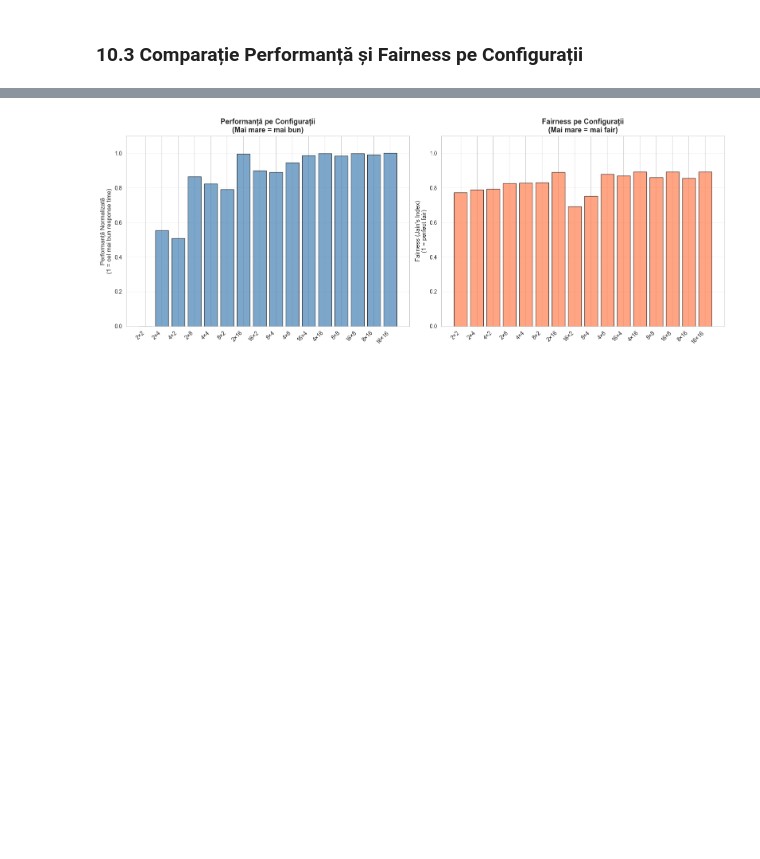
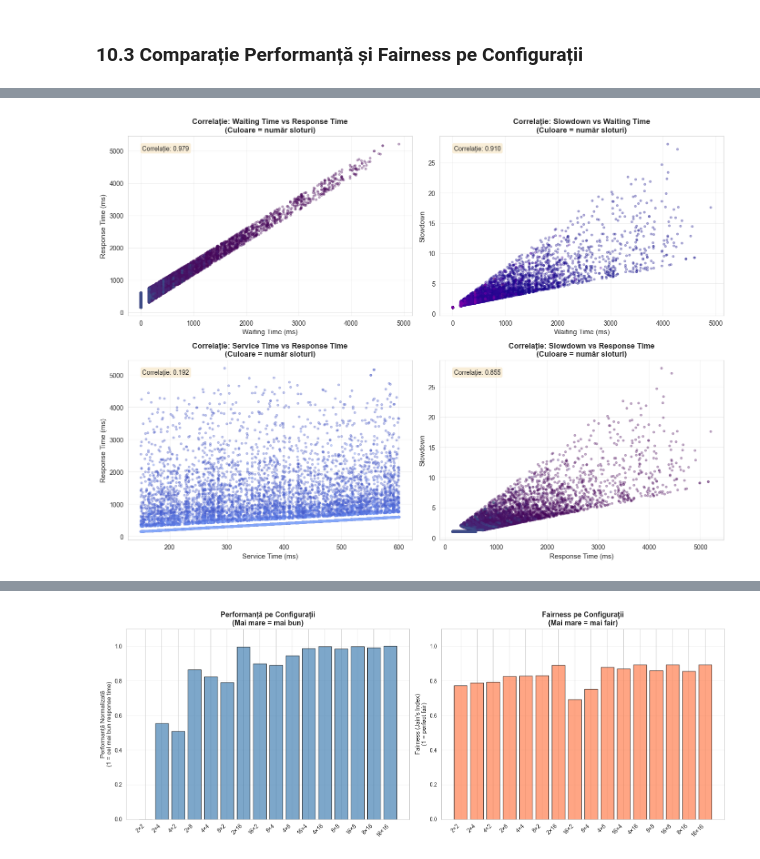
Before and after one commit to dumibxd26/TaskSchedulerHW, a Jupyter notebook: fifo/analysis.ipynb, the cells around one changed output, grey strips where cells are left out. Cells and saved outputs as stored; diff of their text form; code cells hidden in the pictures; blank space fills up the shorter version.

```diff
--- a/fifo/analysis.ipynb
+++ b/fifo/analysis.ipynb
@@ -574,0 +926,91 @@ Interpretare:
+# %%
+# Analizăm corelațiile între diferite metrici
+fig, axes = plt.subplots(2, 2, figsize=(14, 10))
+
+# 1. Waiting Time vs Response Time
+axes[0, 0].scatter(df_all_jobs['waiting_time_ms'], df_all_jobs['response_time_ms'],
+                   alpha=0.3, s=10, c=df_all_jobs['total_slots'], cmap='viridis')
+axes[0, 0].set_xlabel('Waiting Time (ms)', fontsize=11)
+axes[0, 0].set_ylabel('Response Time (ms)', fontsize=11)
+axes[0, 0].set_title('Correlație: Waiting Time vs Response Time\n(Culoare = număr sloturi)',
+                     fontsize=12, fontweight='bold')
+axes[0, 0].grid(True, alpha=0.3)
+# Calculăm corelația
+corr_wait_response = df_all_jobs['waiting_time_ms'].corr(df_all_jobs['response_time_ms'])
+axes[0, 0].text(0.05, 0.95, f'Correlație: {corr_wait_response:.3f}',
+               transform=axes[0, 0].transAxes, fontsize=10,
+               verticalalignment='top', bbox=dict(boxstyle='round', facecolor='wheat', alpha=0.5))
+
+# 2. Slowdown vs Waiting Time
+axes[0, 1].scatter(df_all_jobs['waiting_time_ms'], df_all_jobs['slowdown'],
+                   alpha=0.3, s=10, c=df_all_jobs['total_slots'], cmap='plasma')
+axes[0, 1].set_xlabel('Waiting Time (ms)', fontsize=11)
+axes[0, 1].set_ylabel('Slowdown', fontsize=11)
+axes[0, 1].set_title('Correlație: Slowdown vs Waiting Time\n(Culoare = număr sloturi)',
+                     fontsize=12, fontweight='bold')
+axes[0, 1].grid(True, alpha=0.3)
+corr_slowdown_wait = df_all_jobs['slowdown'].corr(df_all_jobs['waiting_time_ms'])
+axes[0, 1].text(0.05, 0.95, f'Correlație: {corr_slowdown_wait:.3f}',
+               transform=axes[0, 1].transAxes, fontsize=10,
+               verticalalignment='top', bbox=dict(boxstyle='round', facecolor='wheat', alpha=0.5))
+
+# 3. Service Time vs Response Time (pentru a vedea impactul service time)
+axes[1, 0].scatter(df_all_jobs['service_time_ms'], df_all_jobs['response_time_ms'],
+                   alpha=0.3, s=10, c=df_all_jobs['total_slots'], cmap='coolwarm')
+axes[1, 0].set_xlabel('Service Time (ms)', fontsize=11)
+axes[1, 0].set_ylabel('Response Time (ms)', fontsize=11)
+axes[1, 0].set_title('Correlație: Service Time vs Response Time\n(Culoare = număr sloturi)',
+                     fontsize=12, fontweight='bold')
+axes[1, 0].grid(True, alpha=0.3)
+corr_service_response = df_all_jobs['service_time_ms'].corr(df_all_jobs['response_time_ms'])
+axes[1, 0].text(0.05, 0.95, f'Correlație: {corr_service_response:.3f}',
+               transform=axes[1, 0].transAxes, fontsize=10,
+               verticalalignment='top', bbox=dict(boxstyle='round', facecolor='wheat', alpha=0.5))
+
+# 4. Slowdown vs Response Time
+axes[1, 1].scatter(df_all_jobs['response_time_ms'], df_all_jobs['slowdown'],
+                   alpha=0.3, s=10, c=df_all_jobs['total_slots'], cmap='viridis')
+axes[1, 1].set_xlabel('Response Time (ms)', fontsize=11)
+axes[1, 1].set_ylabel('Slowdown', fontsize=11)
+axes[1, 1].set_title('Correlație: Slowdown vs Response Time\n(Culoare = număr sloturi)',
+                     fontsize=12, fontweight='bold')
+axes[1, 1].grid(True, alpha=0.3)
+corr_slowdown_response = df_all_jobs['slowdown'].corr(df_all_jobs['response_time_ms'])
+axes[1, 1].text(0.05, 0.95, f'Correlație: {corr_slowdown_response:.3f}',
+               transform=axes[1, 1].transAxes, fontsize=10,
+               verticalalignment='top', bbox=dict(boxstyle='round', facecolor='wheat', alpha=0.5))
+
+plt.tight_layout()
+plt.show()
+
+print("\nObservații despre corelații:")
+print(f"- Waiting Time vs Response Time: {corr_wait_response:.3f} (foarte puternică - așteptat)")
+print(f"- Slowdown vs Waiting Time: {corr_slowdown_wait:.3f} (puternică - slowdown depinde de waiting)")
+print(f"- Service Time vs Response Time: {corr_service_response:.3f} (moderată - response = service + waiting)")
+print(f"- Slowdown vs Response Time: {corr_slowdown_response:.3f} (puternică - slowdown = response/service)")
+
+print("\n" + "="*70)
+print("CONCLUZII GRAFIC: Correlații între Metrici")
+print("="*70)
+print("""
+1. WAITING TIME VS RESPONSE TIME (correlație foarte puternică): Corelația aproape perfectă
+   confirmă că response time = service time + waiting time. Waiting time-ul este factorul
+   dominant care determină response time-ul în configurații cu puține resurse.
+
+2. SLOWDOWN VS WAITING TIME (correlație puternică): Slowdown-ul depinde direct de waiting
+   time. Job-urile care așteaptă mai mult au slowdown mai mare, ceea ce este așteptat
+   (slowdown = response/service = 1 + waiting/service).
+
+3. SERVICE TIME VS RESPONSE TIME (correlație moderată): Corelația moderată indică că
+   service time-ul contribuie la response time, dar nu este singurul factor. Waiting time-ul
+   este cel care introduce variabilitatea mare.
+
+4. SLOWDOWN VS RESPONSE TIME (correlație puternică): Corelația puternică confirmă relația
+   matematică: slowdown = response/service. Job-urile cu response time mare au slowdown mare.
+
+5. IMPLICAȚII: Aceste corelații confirmă că pentru a îmbunătăți performanța, trebuie să
+   reducem waiting time-ul, ceea ce se poate face prin mai multe resurse sau algoritmi
+   mai eficienți.
+""")
+# %% [output]
+[figure, added]
```
Also changed, not shown: parts of 18 cells of this notebook.
